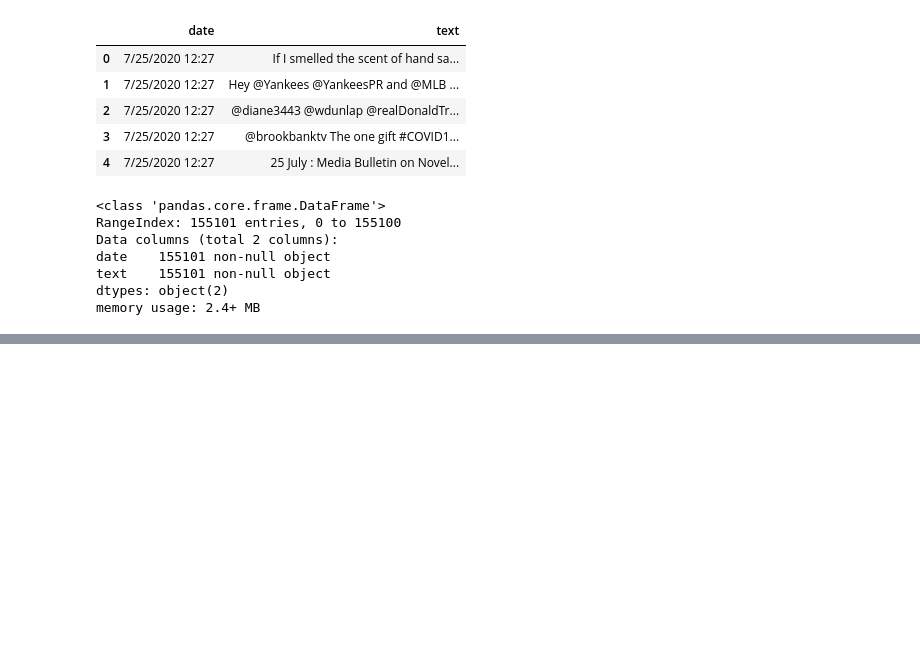
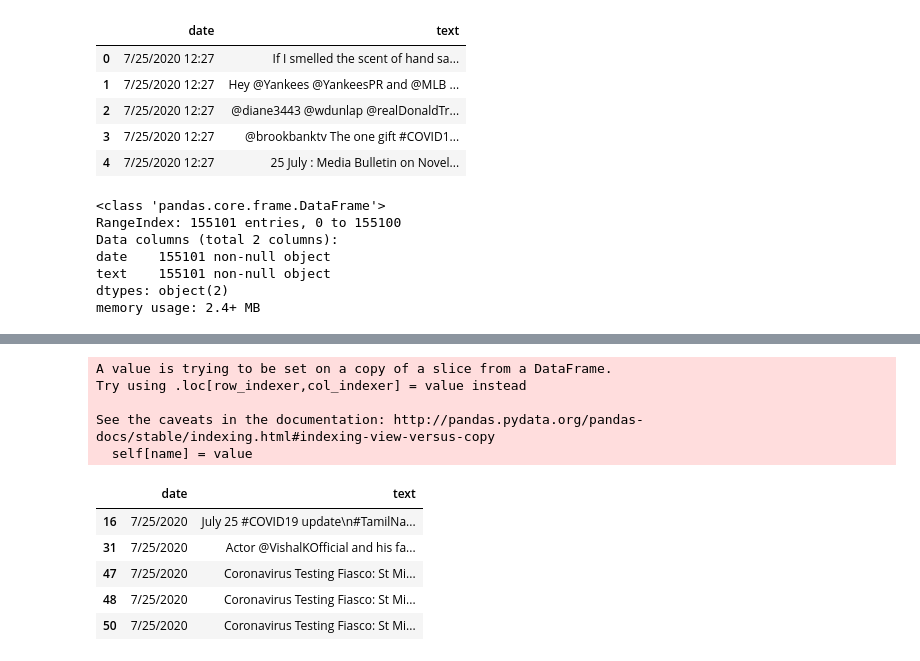
Before and after one commit to Kirthi-Raman/CovidTweetAnalysis, a Jupyter notebook: CovidTweetAnalysis.ipynb, the cells around one changed output, grey strips where cells are left out. Saved outputs shown, nothing was run; the diff lists cells and outputs as text; code cells hidden in the pictures; blank space fills up the shorter version.

```diff
--- a/CovidTweetAnalysis.ipynb
+++ b/CovidTweetAnalysis.ipynb
@@ -65,0 +98,16 @@ memory usage: 2.4+ MB
+# %%
+# Extract only the date from the 'date' column by removing the time details
+yes_test.date = yes_test.date.apply(lambda x : x.rsplit(maxsplit = len(x.split())-1)[0])
+yes_test.head()
+# %% [output]
+A value is trying to be set on a copy of a slice from a DataFrame.
+Try using .loc[row_indexer,col_indexer] = value instead
+
+See the caveats in the documentation: http://pandas.pydata.org/pandas-docs/stable/indexing.html#indexing-view-versus-copy
+  self[name] = value
+|  | date | text |
+| 16 | 7/25/2020 | July 25 #COVID19 update\n#TamilNa... |
+| 31 | 7/25/2020 | Actor @VishalKOfficial and his fa... |
+| 47 | 7/25/2020 | Coronavirus Testing Fiasco: St Mi... |
+| 48 | 7/25/2020 | Coronavirus Testing Fiasco: St Mi... |
+| 50 | 7/25/2020 | Coronavirus Testing Fiasco: St Mi... |
```
Also changed, not shown: parts of 17 cells of this notebook.
